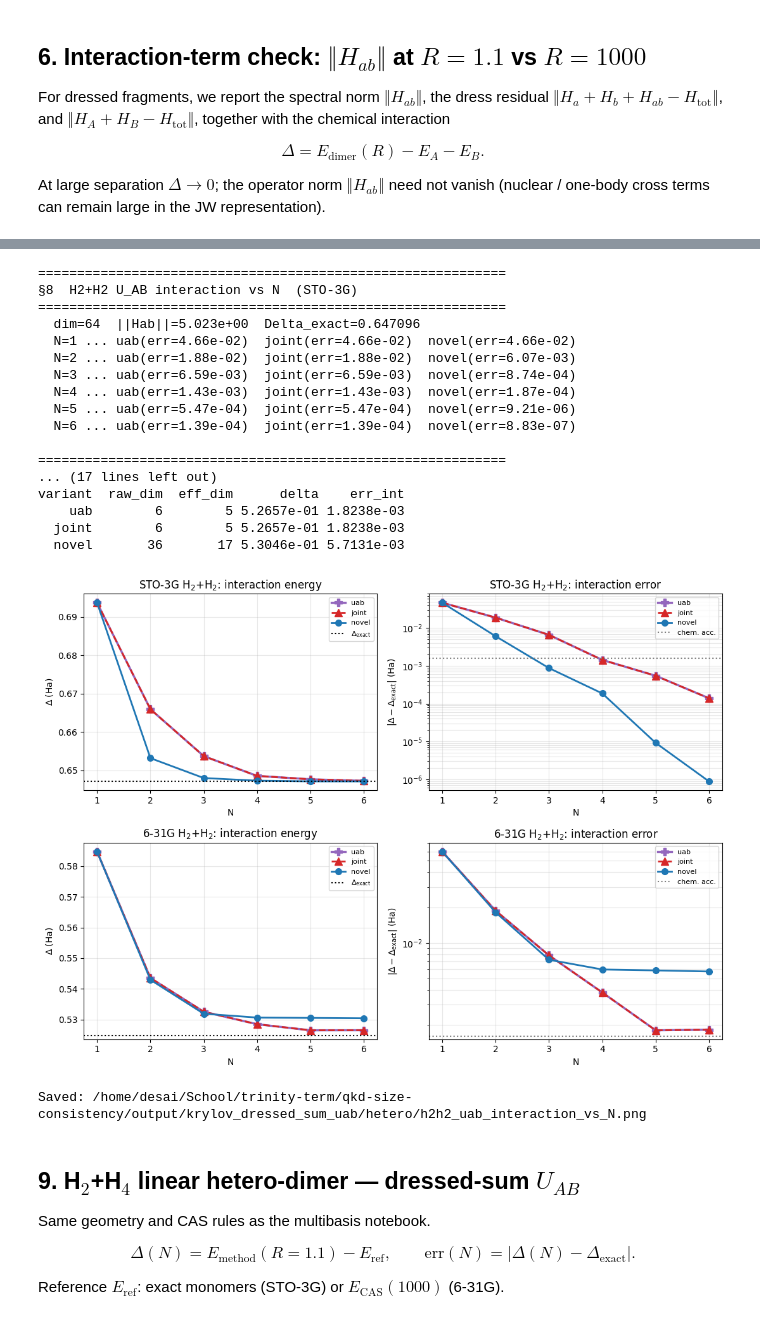
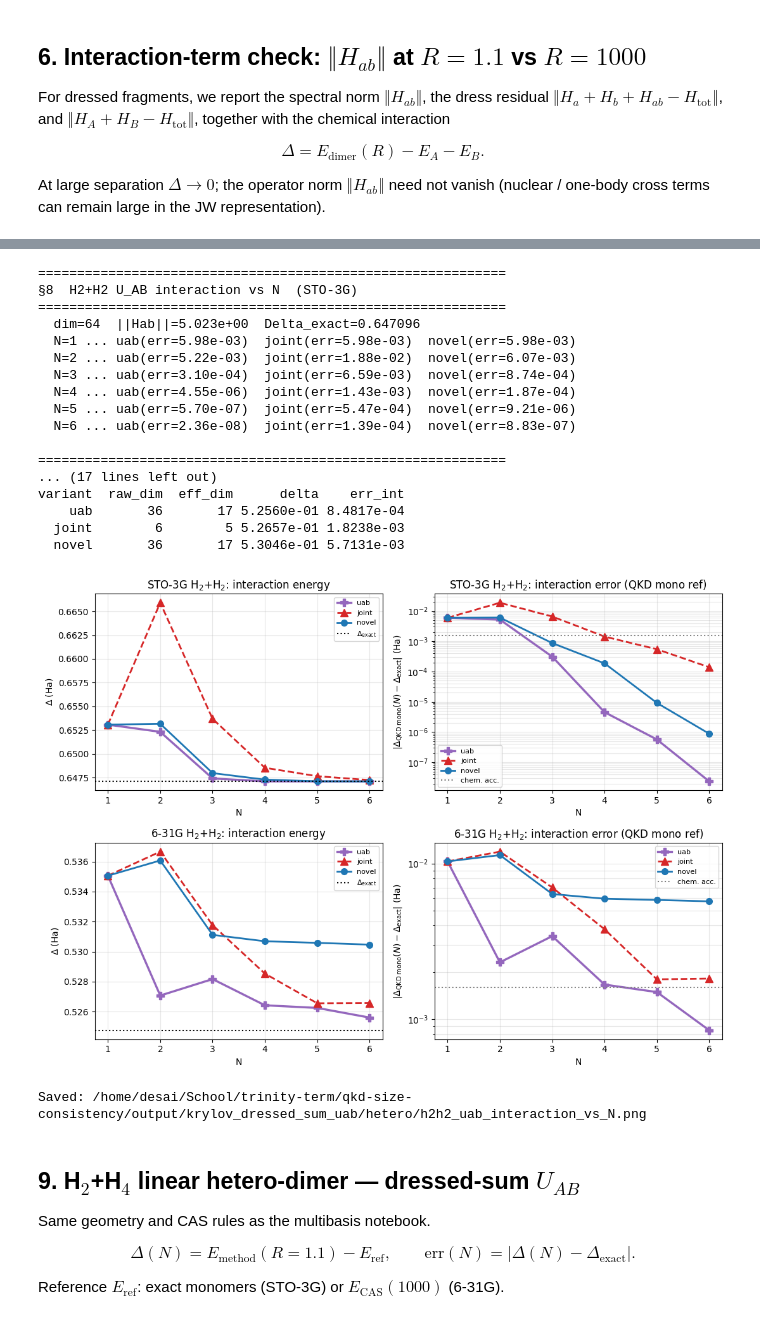
Before and after one commit to PrabhavD/qkd-size-consistency, a Jupyter notebook: krylov_dressed_sum_uab_protocols.ipynb, the cells around one changed output, grey strips where cells are left out. Saved outputs shown, nothing was run; the diff lists cells and outputs as text; code cells hidden in the pictures.

```diff
--- a/krylov_dressed_sum_uab_protocols.ipynb
+++ b/krylov_dressed_sum_uab_protocols.ipynb
@@ -826,7 +839,7 @@ for basis in BASIS_LIST:
     mono, systems = build_all_systems(basis, [R_INT, R_NONINT])
     for R in [R_INT, R_NONINT]:
         sys = systems[R]
-        Hsum = _H_sum_of(sys)
+        Hsum = _H_A_of(sys) + _H_B_of(sys)
         Htot = _H_tot_of(sys)
         if sys['use_sparse']:
             sum_res = spectral_norm_sparse(Hsum - Htot)
@@ -857,7 +870,7 @@ for basis in BASIS_LIST:
         mono_b = build_h_chain_monomer(4, basis=basis)
     for R in [R_H2H4_INT, R_H2H4_NON]:
         sys = build_h2_h4_system(R, mono_a, mono_b, basis=basis, use_cas66=use_cas)
-        Hsum = _H_sum_of(sys)
+        Hsum = _H_A_of(sys) + _H_B_of(sys)
         Htot = _H_tot_of(sys)
         if sys['use_sparse']:
             sum_res = spectral_norm_sparse(Hsum - Htot)
@@ -981,31 +1002,37 @@ for basis in BASIS_LIST:
 
     mono, systems = build_all_systems(basis, [R_INT])
     sys = systems[R_INT]
-    E_mono_sum = 2.0 * mono['gs_total']
-    d_ex = sys['delta_exact']
+    d_ex = sys['delta_exact']  # exact monomer reference (fixed)
     delta_exact_h2h2[basis] = d_ex
     print(f'  dim={sys["joint_dim"]}  ||Hab||={sys["norm_H_ab"]:.3e}  '
           f'Delta_exact={d_ex:.6f}')
 
+    # QKD sweep on isolated H2 monomer (no CAS; full exact diag, tiny: 4x4 / 64x64)
+    df_h2_qkd = sweep_mono_qkd(mono, dims, dt=mono.get('dt_mono') or compute_dt(mono['H']))
+
     for N in dims:
         print(f'  N={N} ...', end=' ', flush=True)
+        E_qkd_mono_N = float(df_h2_qkd.loc[df_h2_qkd['N'] == N, 'E_mono_qkd'].iloc[0])
+        E_mono_sum_qkd = 2.0 * E_qkd_mono_N
         for name in H2H2_VARIANTS:
             states = VARIANT_BUILDERS[name](sys, N)
             out = energy_from_state_list(sys, states)
-            delta = out['gs_total'] - E_mono_sum
+            delta_qkd = out['gs_total'] - E_mono_sum_qkd
             h2h2_rows.append({
                 'system': 'H2+H2', 'basis': basis, 'label': label,
                 'N': N, 'variant': name,
                 'raw_dim': out['raw_dim'], 'eff_dim': out['eff_dim'],
                 'gs_total': out['gs_total'],
                 'gs_err': abs(out['gs_total'] - sys['gs_total']),
-                'delta': delta, 'delta_exact': d_ex,
-                'err_int': abs(delta - d_ex),
+                'E_mono_sum_qkd': E_mono_sum_qkd,
+                'delta': delta_qkd,
+                'delta_exact': d_ex,
+                'err_int': abs(delta_qkd - d_ex),
             })
-            print(f'{name}(err={abs(delta-d_ex):.2e})', end='  ')
+            print(f'{name}(err={abs(delta_qkd-d_ex):.2e})', end='  ')
         print()
         gc.collect()
-    del systems, mono, sys
+    del systems, mono, sys, df_h2_qkd
     gc.collect()
     print()
 
@@ -1023,17 +1050,17 @@ for basis in BASIS_LIST:
 §8  H2+H2 U_AB interaction vs N  (STO-3G)
 ============================================================
   dim=64  ||Hab||=5.023e+00  Delta_exact=0.647096
-  N=1 ... uab(err=4.66e-02)  joint(err=4.66e-02)  novel(err=4.66e-02)
-  N=2 ... uab(err=1.88e-02)  joint(err=1.88e-02)  novel(err=6.07e-03)
-  N=3 ... uab(err=6.59e-03)  joint(err=6.59e-03)  novel(err=8.74e-04)
-  N=4 ... uab(err=1.43e-03)  joint(err=1.43e-03)  novel(err=1.87e-04)
-  N=5 ... uab(err=5.47e-04)  joint(err=5.47e-04)  novel(err=9.21e-06)
-  N=6 ... uab(err=1.39e-04)  joint(err=1.39e-04)  novel(err=8.83e-07)
+  N=1 ... uab(err=5.98e-03)  joint(err=5.98e-03)  novel(err=5.98e-03)
+  N=2 ... uab(err=5.22e-03)  joint(err=1.88e-02)  novel(err=6.07e-03)
+  N=3 ... uab(err=3.10e-04)  joint(err=6.59e-03)  novel(err=8.74e-04)
+  N=4 ... uab(err=4.55e-06)  joint(err=1.43e-03)  novel(err=1.87e-04)
+  N=5 ... uab(err=5.70e-07)  joint(err=5.47e-04)  novel(err=9.21e-06)
+  N=6 ... uab(err=2.36e-08)  joint(err=1.39e-04)  novel(err=8.83e-07)
 
 ============================================================
 ... (17 lines left out)
 variant  raw_dim  eff_dim      delta    err_int
-    uab        6        5 5.2657e-01 1.8238e-03
+    uab       36       17 5.2560e-01 8.4817e-04
   joint        6        5 5.2657e-01 1.8238e-03
   novel       36       17 5.3046e-01 5.7131e-03
 # %%
@@ -1043,36 +1070,36 @@ if len(BASIS_LIST) == 1:
     axes = np.array([axes])
 for row, basis in enumerate(BASIS_LIST):
     label = BASIS_CONFIG[basis]['label']
     sub = df_h2h2[df_h2h2['basis'] == basis]
     ax = axes[row, 0]
     for name in H2H2_VARIANTS:
         s = sub[sub['variant'] == name]
         st = VARIANT_STYLE[name]
         ax.plot(s['N'], s['delta'], color=st['color'], marker=st['marker'],
                 ls=st['ls'], lw=st['lw'], ms=st['ms'], label=name)
     ax.axhline(delta_exact_h2h2[basis], color='k', ls=':', label=r'$\Delta_{\mathrm{exact}}$')
     ax.set_xlabel('N'); ax.set_ylabel(r'$\Delta$ (Ha)')
     ax.set_title(rf'{label} H$_2$+H$_2$: interaction energy')
     ax.legend(fontsize=8); ax.grid(True, alpha=0.3)
 
     ax = axes[row, 1]
     for name in H2H2_VARIANTS:
         s = sub[sub['variant'] == name]
         st = VARIANT_STYLE[name]
         ax.semilogy(s['N'], np.maximum(s['err_int'], 1e-16),
                     color=st['color'], marker=st['marker'], ls=st['ls'],
                     lw=st['lw'], ms=st['ms'], label=name)
     ax.axhline(CHEM_ACC, color='gray', ls=':', label='chem. acc.')
-    ax.set_xlabel('N'); ax.set_ylabel(r'$|\Delta-\Delta_{\mathrm{exact}}|$ (Ha)')
-    ax.set_title(rf'{label} H$_2$+H$_2$: interaction error')
+    ax.set_xlabel('N'); ax.set_ylabel(r'$|\Delta_{\mathrm{QKD\ mono}}(N)-\Delta_{\mathrm{exact}}|$ (Ha)')
+    ax.set_title(rf'{label} H$_2$+H$_2$: interaction error (QKD mono ref)')
     ax.legend(fontsize=8); ax.grid(True, alpha=0.3, which='both')
 fig.tight_layout()
 path = os.path.join(HETERO_DIR, 'h2h2_uab_interaction_vs_N.png')
 fig.savefig(path, dpi=150, bbox_inches='tight')
 plt.show()
 print('Saved:', path)
 # %% [output]
-[figure, old version]
+[figure, new version]
 Saved: /home/desai/School/trinity-term/qkd-size-consistency/output/krylov_dressed_sum_uab/hetero/h2h2_uab_interaction_vs_N.png
 # %% [markdown]
 ## 9. H$_2$+H$_4$ linear hetero-dimer — dressed-sum $U_{AB}$
```
Also changed, not shown: parts of 13 cells of this notebook.
